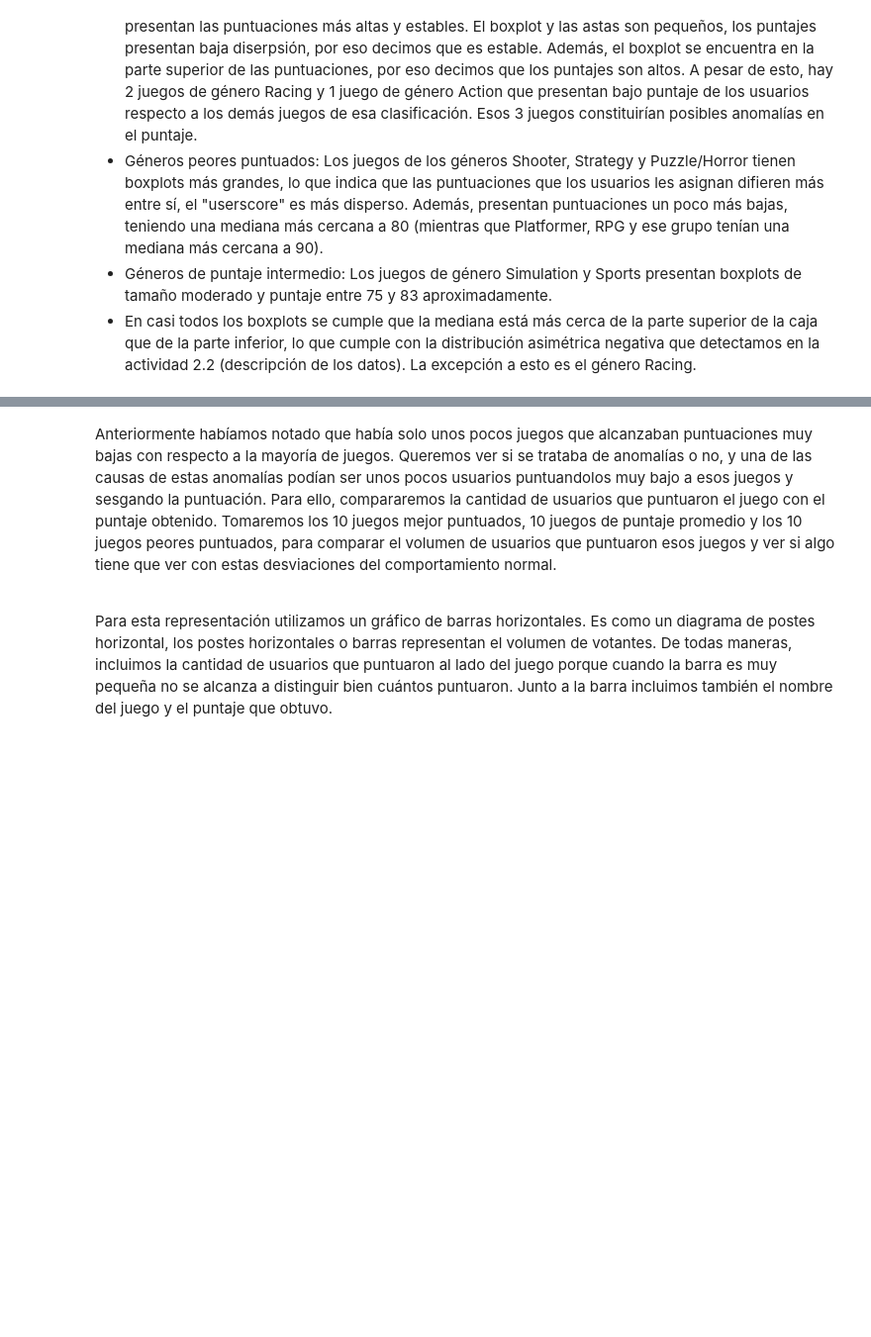
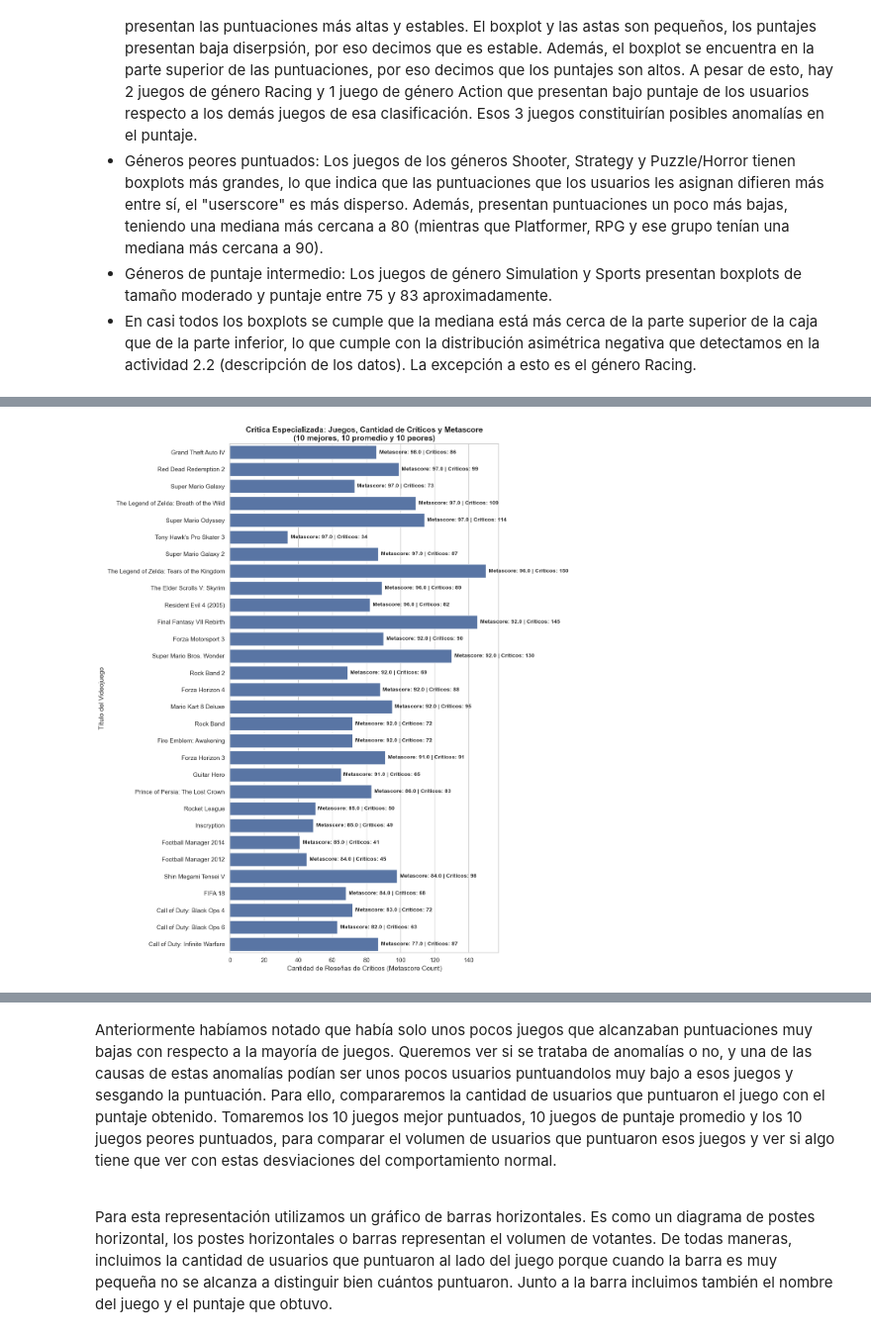
Before and after one commit to SantiagoCiaponi/data-science, a Jupyter notebook: notebooks/data_mining.ipynb, the cells around one changed output, grey strips where cells are left out. Shown at 99% size. Cells and saved outputs as stored; diff of their text form; code cells hidden in the pictures; blank space fills up the shorter version.

```diff
--- a/notebooks/data_mining.ipynb
+++ b/notebooks/data_mining.ipynb
@@ -84,7 +84,10 @@ from itertools import combinations
 # %% [markdown]
 Los datos de los 100 juegos se encuentran en el archivo subido a GitHub database/games.csv, así que procedemos a cargar este archivo en nuestro Jupyter y verificamos si se cargó correctamente
 # %%
-df = pd.read_csv(r"../database/games.csv")
+url = 'https://raw.githubusercontent.com/SantiagoCiaponi/data-science/main/database/games.csv'
+
+df = pd.read_csv(url)
+
 df
 # %% [output]
 |  | id | title | releaseDate | rating | genres | description | platforms | metascore | metascore_count | ... |
@@ -1059,0 +1070,48 @@ A partir del boxplot podemos hacer varias observaciones:
+# %%
+# 1. Ordenar por metascore (crítica profesional)
+df_ordenado = df.sort_values("metascore").reset_index(drop=True)
+
+# 2. Seleccionar los grupos (10 de cada uno)
+df_peores = df_ordenado.head(10)
+df_mejores = df_ordenado.tail(10)
+medio = len(df_ordenado) // 2
+df_promedio = df_ordenado.iloc[medio - 5 : medio + 5]
+
+# 3. Unir y ordenar para el gráfico (de mayor a menor puntaje)
+df_muestra = pd.concat([df_mejores, df_promedio, df_peores])
+df_muestra = df_muestra.sort_values("metascore", ascending=False)
+
+# 4. Configuración visual
+sns.set_theme(style="whitegrid")
+fig, ax = plt.subplots(figsize=(12, 14))
+
+# 5. Gráfico de barras usando la cantidad de reseñas de críticos
+sns.barplot(
+    data=df_muestra,
+    x="metascore_count",  # Cambiado a la cuenta de metascore
+    y="title",
+    ax=ax,
+    color="#4C72B0"       # Un azul profesional para diferenciarlo de los usuarios
+)
+
+# 6. Títulos y etiquetas adaptados
+ax.set_title("Crítica Especializada: Juegos, Cantidad de Críticos y Metascore\n(10 mejores, 10 promedio y 10 peores)",
+             fontsize=14, fontweight='bold')
+ax.set_xlabel("Cantidad de Reseñas de Críticos (Metascore Count)", fontsize=12)
+ax.set_ylabel("Título del Videojuego", fontsize=12)
+
+# 7. Anotaciones de texto dinámicas
+for i, (count, score) in enumerate(zip(df_muestra["metascore_count"], df_muestra["metascore"])):
+    # Calculamos un margen dinámico para que el texto no se pegue a la barra
+    margen = ax.get_xlim()[1] * 0.01
+    ax.text(count + margen, i,
+            f"Metascore: {score} | Críticos: {count}",
+            va="center",
+            fontsize=10,
+            fontweight="bold",
+            color="#333333")
+
+plt.tight_layout()
+plt.show()
+# %% [output]
+[figure, added]
```
Also changed, not shown: parts of 17 cells of this notebook, 1 other file.
